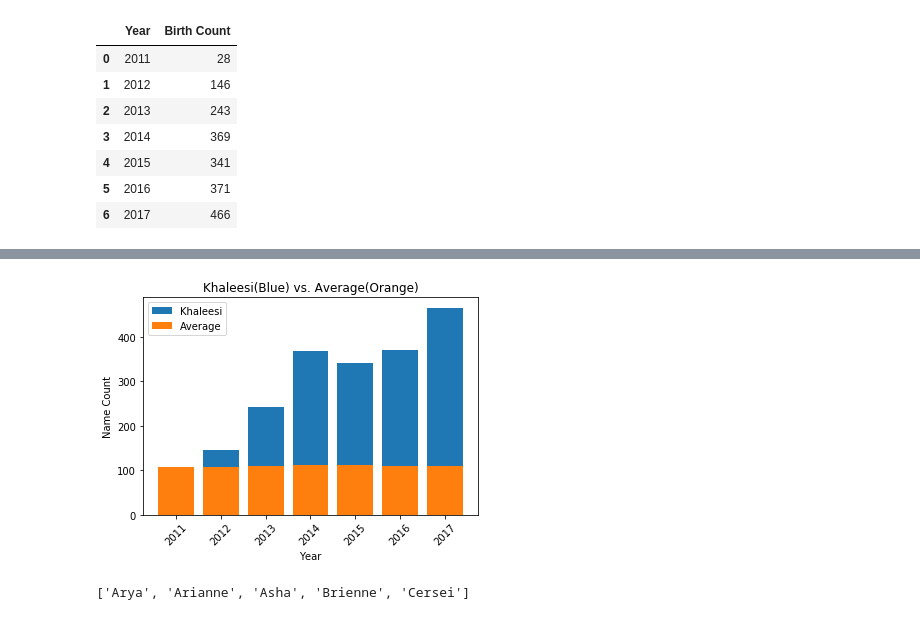
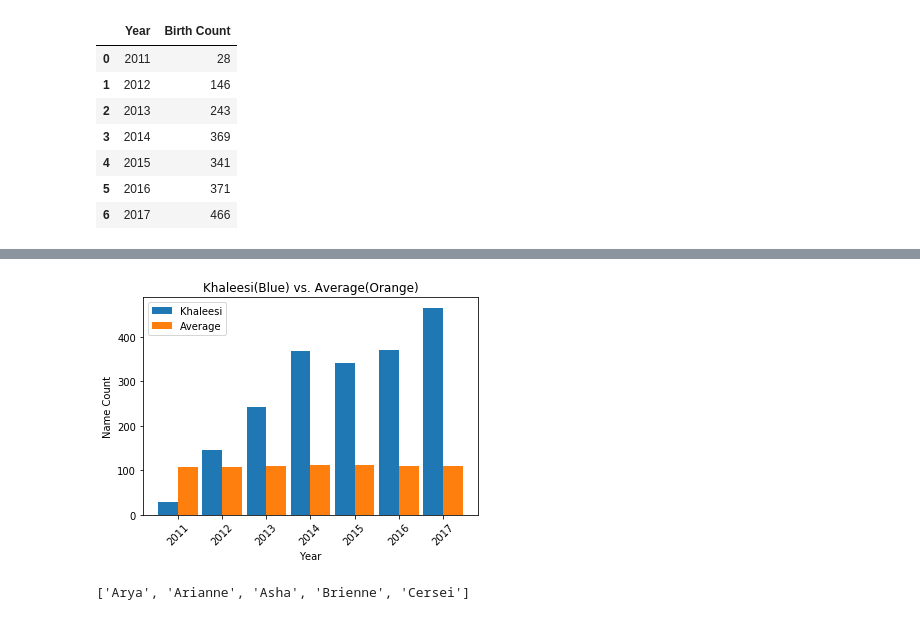
Before and after one commit to nsetnik0703/nightwatch, a Jupyter notebook: NamesGoTmatplot.ipynb, the cells around one changed output, grey strips where cells are left out. Cells and saved outputs as stored; diff of their text form; code cells hidden in the pictures.

Commit message:
fixed khaleesi vs average graph

```diff
--- a/NamesGoTmatplot.ipynb
+++ b/NamesGoTmatplot.ipynb
@@ -241,8 +241,10 @@ khaleesidf
 | 5 | 2016 | 371 |
 | 6 | 2017 | 466 |
 # %%
-plt.bar(khaleesidf["Year"],khaleesidf["Birth Count"],label="Khaleesi")
-plt.bar(khaleesidf["Year"], averagedf['name(average)'][-len(khaleesidf):],label="Average")
+k = plt.bar(khaleesidf["Year"].astype(int),khaleesidf["Birth Count"],.45,label="Khaleesi")
+a = plt.bar(khaleesidf["Year"].astype(int)+.45, averagedf['name(average)'][-len(khaleesidf):],.45,label="Average")
+plt.subplot().set_xticks(khaleesidf["Year"].astype(int) + .45 / 2)
+plt.subplot().set_xticklabels(khaleesidf["Year"])
 plt.xticks(rotation=45)
 plt.xlabel("Year")
 plt.ylabel("Name Count")
@@ -253,4 +257,4 @@ plt.savefig("Graph_Images/GoT/khaleesi_vs_average.png")
-[figure, old version]
+[figure, new version]
 # %%
 def plotList(names, gender, marker='o',alpha=0.65):
     """names = a list of names
```
Also changed, not shown: parts of 1 cell of this notebook, 1 other file.
